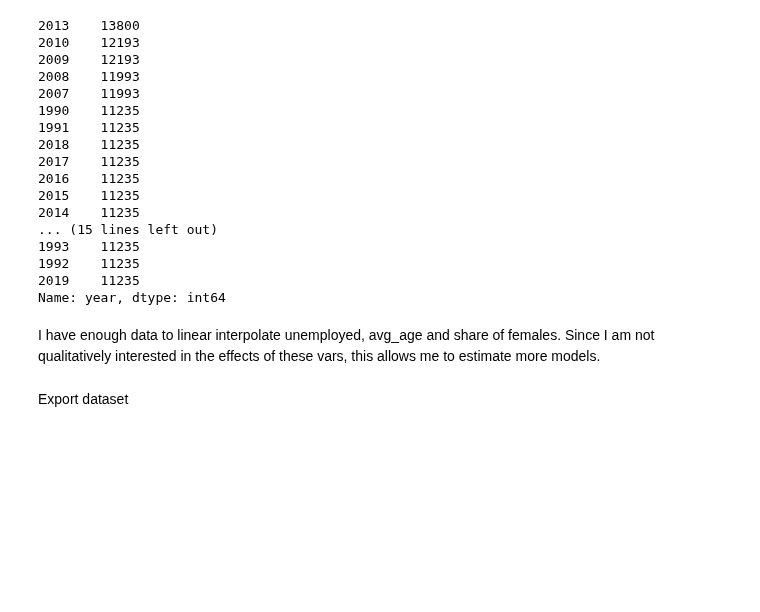
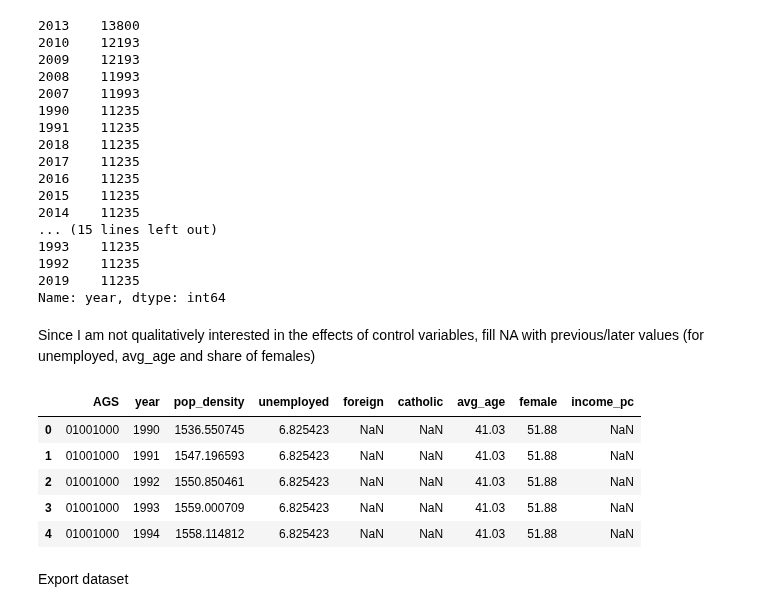
Before and after one commit to jan-schaeffer/powerlinemonsters, a Jupyter notebook: controls_prep.ipynb, the cells around one changed output. Cells and saved outputs as stored; diff of their text form; code cells hidden in the pictures; blank space fills up the shorter version.

Commit message:
seperate bffill controls, change control plots

```diff
--- a/controls_prep.ipynb
+++ b/controls_prep.ipynb
@@ -426,10 +443,25 @@ controls['year'].value_counts()
 1992    11235
 2019    11235
 Name: year, dtype: int64
-# %% [markdown]
-I have enough data to linear interpolate unemployed, avg_age and share of females. Since I am not qualitatively interested in the effects of these vars, this allows me to estimate more models.
+# %%
+controls = controls.set_index(['AGS', 'year'])
+controls.to_csv(f'{path}/data/controls.csv', encoding = 'utf-8-sig')
+# %% [markdown]
+Since I am not qualitatively interested in the effects of control variables, fill NA with previous/later values (for unemployed, avg_age and share of females)
 # %%
-controls['unemployed'] = controls['unemployed'].interpolate(method='linear', axis=0)
-controls['avg_age'] = controls['avg_age'].interpolate(method='linear', axis=0)
-controls['female'] = controls['female'].interpolate(method='linear', axis=0)
+controls['unemployed'] = controls['unemployed'].ffill(axis=0)
+controls['unemployed'] = controls['unemployed'].bfill(axis=0)
+controls['avg_age'] = controls['avg_age'].ffill(axis=0)
+controls['avg_age'] = controls['avg_age'].bfill(axis=0)
+controls['female'] = controls['female'].ffill(axis=0)
+controls['female'] = controls['female'].bfill(axis=0)
+# %%
+controls.head()
+# %% [output]
+|  | AGS | year | pop_density | unemployed | foreign | catholic | avg_age | female | income_pc |
+| 0 | 01001000 | 1990 | 1536.550745 | 6.825423 | NaN | NaN | 41.03 | 51.88 | NaN |
+| 1 | 01001000 | 1991 | 1547.196593 | 6.825423 | NaN | NaN | 41.03 | 51.88 | NaN |
+| 2 | 01001000 | 1992 | 1550.850461 | 6.825423 | NaN | NaN | 41.03 | 51.88 | NaN |
+| 3 | 01001000 | 1993 | 1559.000709 | 6.825423 | NaN | NaN | 41.03 | 51.88 | NaN |
+| 4 | 01001000 | 1994 | 1558.114812 | 6.825423 | NaN | NaN | 41.03 | 51.88 | NaN |
 # %%
```
Also changed, not shown: parts of 4 cells of this notebook, 1 other file.
